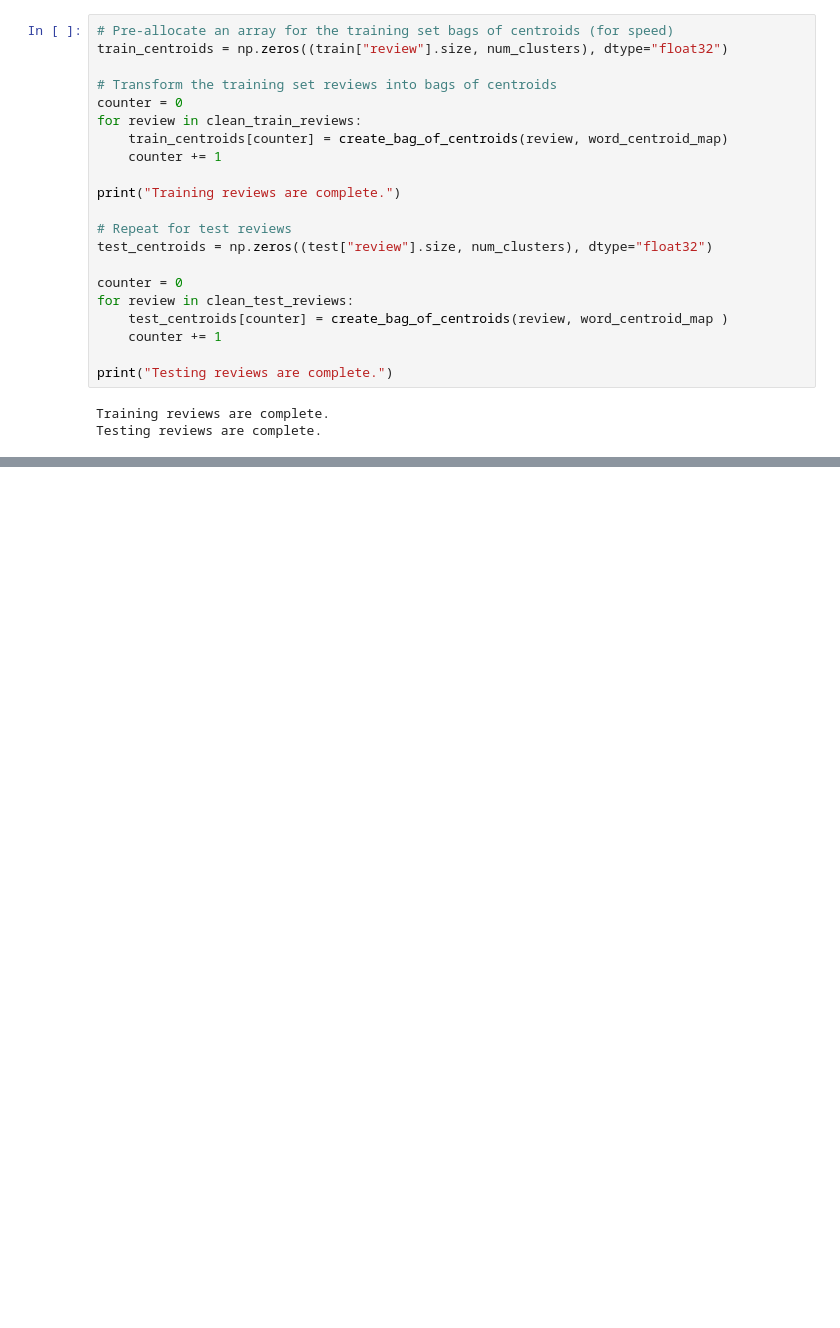
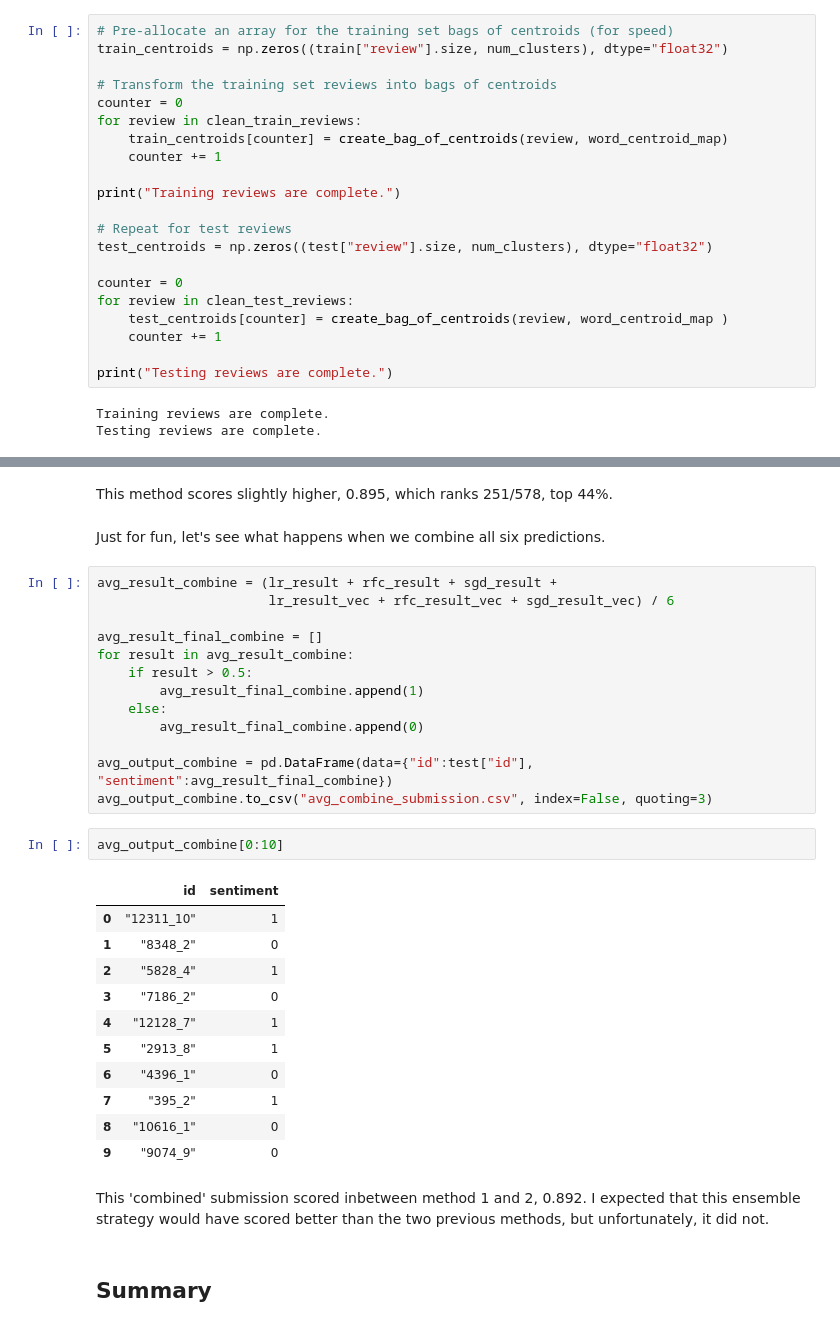
Before and after one commit to Currie32/Movie-Reviews-Sentiment, a Jupyter notebook: Movie_Reviews_Predictions.ipynb, the cells around one changed output, grey strips where cells are left out. Saved outputs shown, nothing was run; the diff lists cells and outputs as text; blank space fills up the shorter version.

```diff
--- a/Movie_Reviews_Predictions.ipynb
+++ b/Movie_Reviews_Predictions.ipynb
@@ -997,0 +710,35 @@ Based on the testing data, it was not too surprising to see that the LSTM model
+# %% [markdown]
+This method scores slightly higher, 0.895, which ranks 251/578, top 44%.
+# %% [markdown]
+Just for fun, let's see what happens when we combine all six predictions.
+# %%
+avg_result_combine = (lr_result + rfc_result + sgd_result +
+                      lr_result_vec + rfc_result_vec + sgd_result_vec) / 6
+
+avg_result_final_combine = []
+for result in avg_result_combine:
+    if result > 0.5:
+        avg_result_final_combine.append(1)
+    else:
+        avg_result_final_combine.append(0)
+
+avg_output_combine = pd.DataFrame(data={"id":test["id"], "sentiment":avg_result_final_combine})
+avg_output_combine.to_csv("avg_combine_submission.csv", index=False, quoting=3)
+# %%
+avg_output_combine[0:10]
+# %% [output]
+|  | id | sentiment |
+| 0 | "12311_10" | 1 |
+| 1 | "8348_2" | 0 |
+| 2 | "5828_4" | 1 |
+| 3 | "7186_2" | 0 |
+| 4 | "12128_7" | 1 |
+| 5 | "2913_8" | 1 |
+| 6 | "4396_1" | 0 |
+| 7 | "395_2" | 1 |
+| 8 | "10616_1" | 0 |
+| 9 | "9074_9" | 0 |
+# %% [markdown]
+This 'combined' submission scored inbetween method 1 and 2, 0.892. I expected that this ensemble strategy would have scored better than the two previous methods, but unfortunately, it did not.
+# %% [markdown]
+## Summary
```
Also changed, not shown: parts of 86 cells of this notebook, 2 other files.
